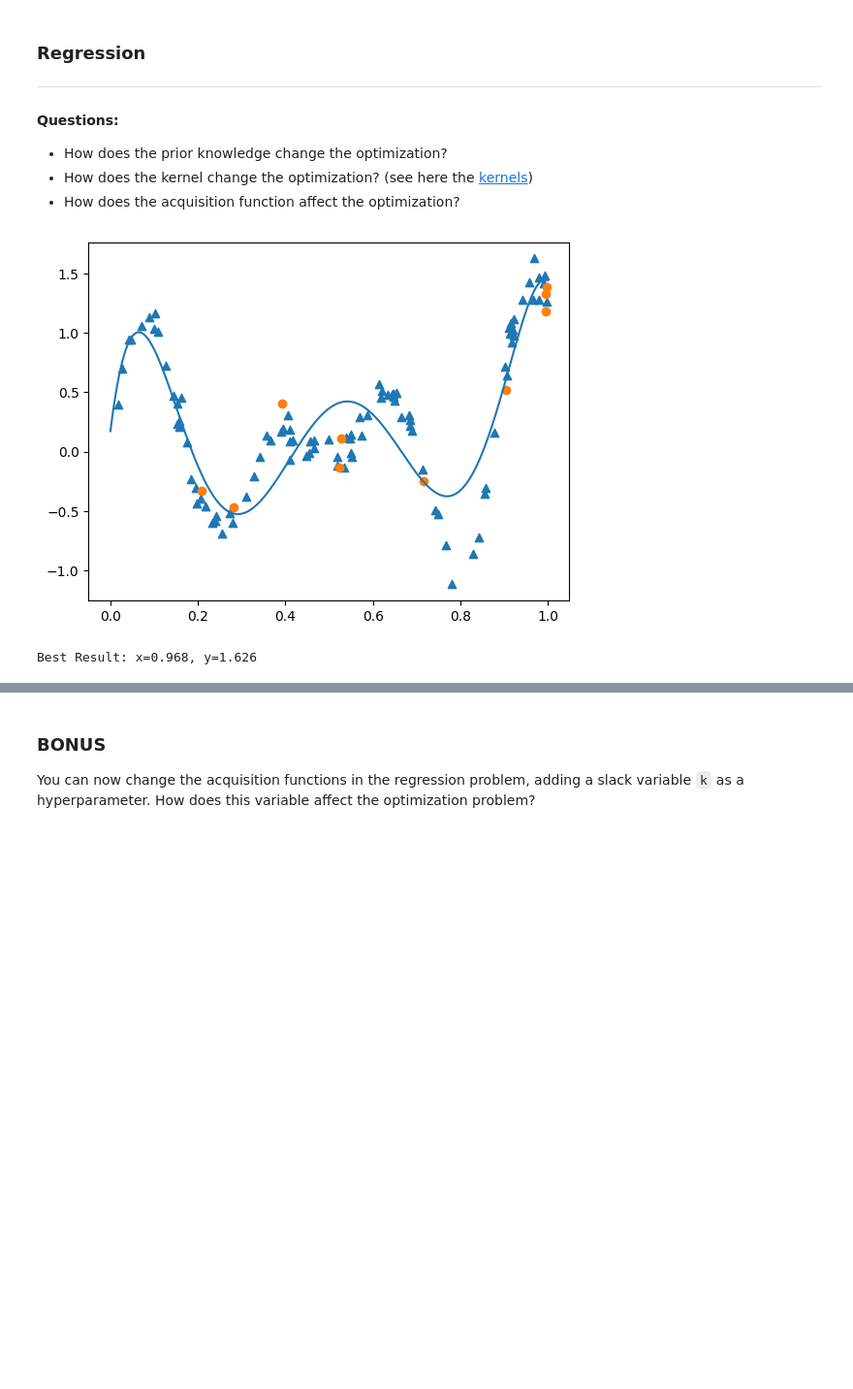
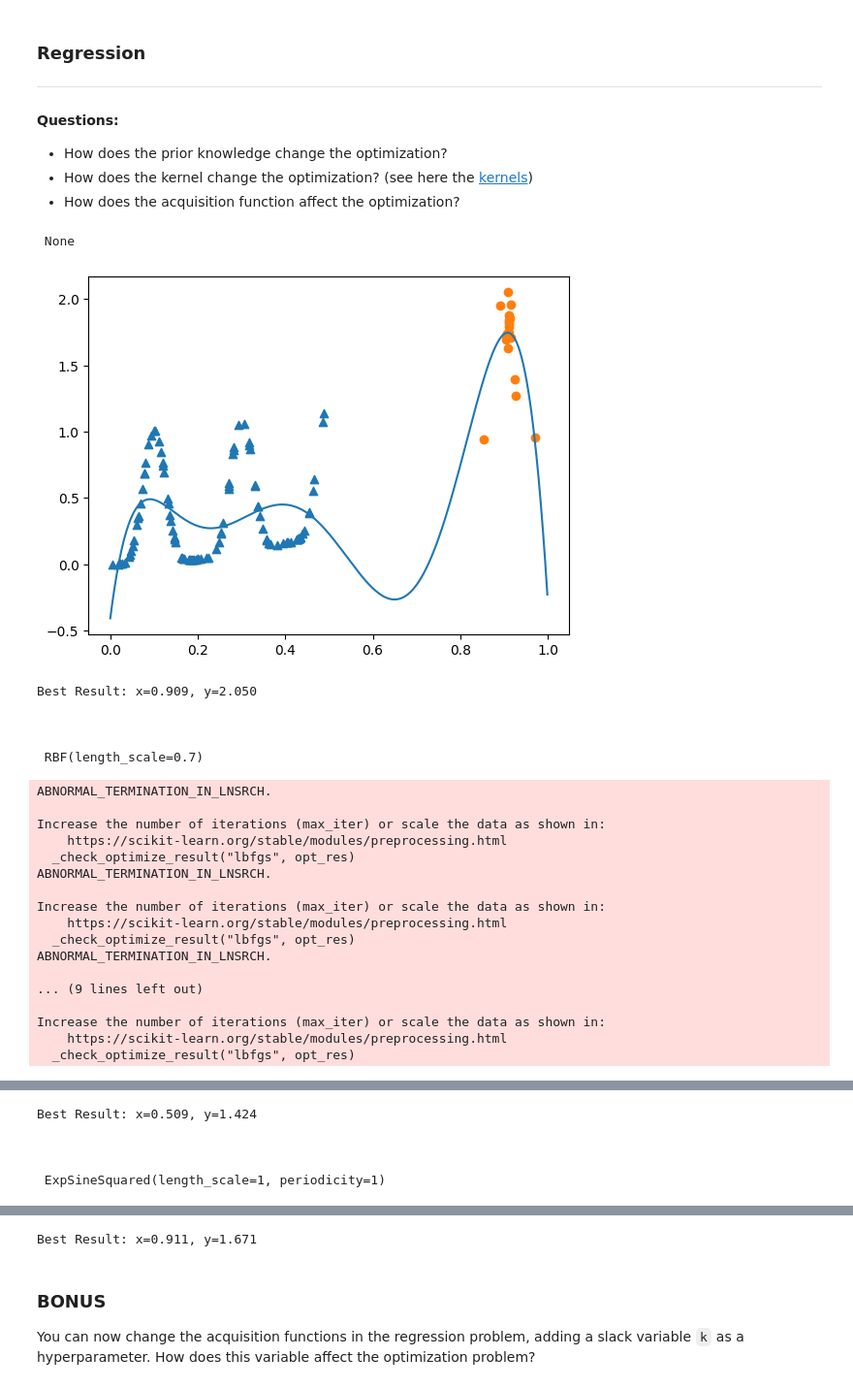
Before and after one commit to CarlottaGiacchetta/lab_optimizationTechniques, a Jupyter notebook: lab6/optimtech_lab6.ipynb, the cells around one changed output, grey strips where cells are left out. Shown: that part at 97% size. Saved outputs shown, nothing was run; the diff lists cells and outputs as text; code cells hidden in the pictures; blank space fills up the shorter version.

```diff
--- a/lab6/optimtech_lab6.ipynb
+++ b/lab6/optimtech_lab6.ipynb
@@ -174,5 +182,6 @@ def prior_3(objective_fun, size):
 # %%
 # objective function
+
 def multimodal_1(x):
   """
   Implementation of a multimodal function
@@ -180,9 +189,12 @@ def multimodal_1(x):
 
   Returns:
   - y: evaluation of x
+  return math.sin(x) + math.sin((10/3) * x)
+
   """
-  #TODO
-  pass
+  y = sin(x) + sin((10/3) * x)
+  return y
+
 
 def multimodal_2(x):
   """
@@ -192,8 +204,8 @@ def multimodal_2(x):
   Returns:
   - y: evaluation of x
   """
-  #TODO
-  pass
+  y = 1.4 - 3.0*x * sin(18*x)
+  return y
 
 def multimodal_3(x):
   """
@@ -203,8 +215,8 @@ def multimodal_3(x):
   Returns:
   - y: evaluation of x
   """
-  #TODO
-  pass
+  y = x**2 + (sin(5*pi*x))**6
+  return y
 # %%
 def acquisition_function(function, mu, std, best, k):
   args = {"mu": mu, "std": std, "best": best, "k": k}
@@ -217,7 +229,6 @@ def initial_point(objective_fun, prior, size = 100):
 def objective(x, objective_fun, noise=0.1):
 	return objective_fun(x) + normal(loc=0, scale=noise)
 # %%
-
 
 # surrogate or approximation for the objective function
 def surrogate(model, X):
@@ -242,7 +253,10 @@ def acquisition(X, Xsamples, model, function, k):
 # optimize the acquisition function
 def opt_acquisition(X, y, model, size, function, k):
 	# random search, generate random samples
-	Xsamples = random(size)
+	#print(X,y)
+	#print(size)
+	Xsamples = np.random.random(size)
+	#print(Xsamples)
 	Xsamples = Xsamples.reshape(len(Xsamples), 1)
 	# calculate the acquisition function for each sample
 	scores = acquisition(X, Xsamples, model, function, k)
@@ -270,6 +284,7 @@ def bayesianOptmization(generation, size, function, objective_fun, prior, kernel
 		# reshape into rows and cols
 		X = X.reshape(len(X), 1)
 		y = y.reshape(len(y), 1)
+		#print(X,y)
 		# define the model
 		model = GaussianProcessRegressor(kernel) #you can set the kernel and the optimizer
 		# fit the model
@@ -299,11 +314,40 @@ def bayesianOptmization(generation, size, function, objective_fun, prior, kernel
 - How does the acquisition function affect the optimization?
 # %%
 size = 100
-X, y, model = bayesianOptmization(10, size, PI, multimodal_2, prior_1) #TODO try with other priors, acquisition functions and objective func
-plot(X, y, model, size)
-# best result
-ix = argmax(y)
-print('Best Result: x=%.3f, y=%.3f' % (X[ix][0], y[ix][0]))
+kernel_rbf = RBF(length_scale = 0.7)
+kernel_expsin = ExpSineSquared(length_scale = 1)
+
+kernels = [None, kernel_rbf, kernel_expsin]
+
+for kernel in kernels:
+    print('\n\n\n',kernel)
+    X, y, model = bayesianOptmization(20, size, UCB, multimodal_3, prior_3, kernel=kernel) #TODO try with other priors, acquisition functions and objective func
+    plot(X, y, model, size)
+    # best result
+    ix = argmax(y)
+    print('Best Result: x=%.3f, y=%.3f' % (X[ix][0], y[ix][0]))
 # %% [output]
+ None
-[figure, old version]
+[figure, new version]
-Best Result: x=0.968, y=1.626
+Best Result: x=0.909, y=2.050
+
+
+
+ RBF(length_scale=0.7)
+ABNORMAL_TERMINATION_IN_LNSRCH.
+
+Increase the number of iterations (max_iter) or scale the data as shown in:
+    https://scikit-learn.org/stable/modules/preprocessing.html
+  _check_optimize_result("lbfgs", opt_res)
+ABNORMAL_TERMINATION_IN_LNSRCH.
+
+Increase the number of iterations (max_iter) or scale the data as shown in:
+    https://scikit-learn.org/stable/modules/preprocessing.html
+  _check_optimize_result("lbfgs", opt_res)
+ABNORMAL_TERMINATION_IN_LNSRCH.
+
+... (9 lines left out)
+
+Increase the number of iterations (max_iter) or scale the data as shown in:
+    https://scikit-learn.org/stable/modules/preprocessing.html
+  _check_optimize_result("lbfgs", opt_res)
@@ -309,0 +355,5 @@ Best Result: x=0.968, y=1.626
+Best Result: x=0.509, y=1.424
+
+
+
+ ExpSineSquared(length_scale=1, periodicity=1)
@@ -310,3 +378,4 @@ Best Result: x=0.968, y=1.626
+Best Result: x=0.911, y=1.671
 # %% [markdown]
 ### BONUS
 
```
Also changed, not shown: parts of 4 cells of this notebook.
